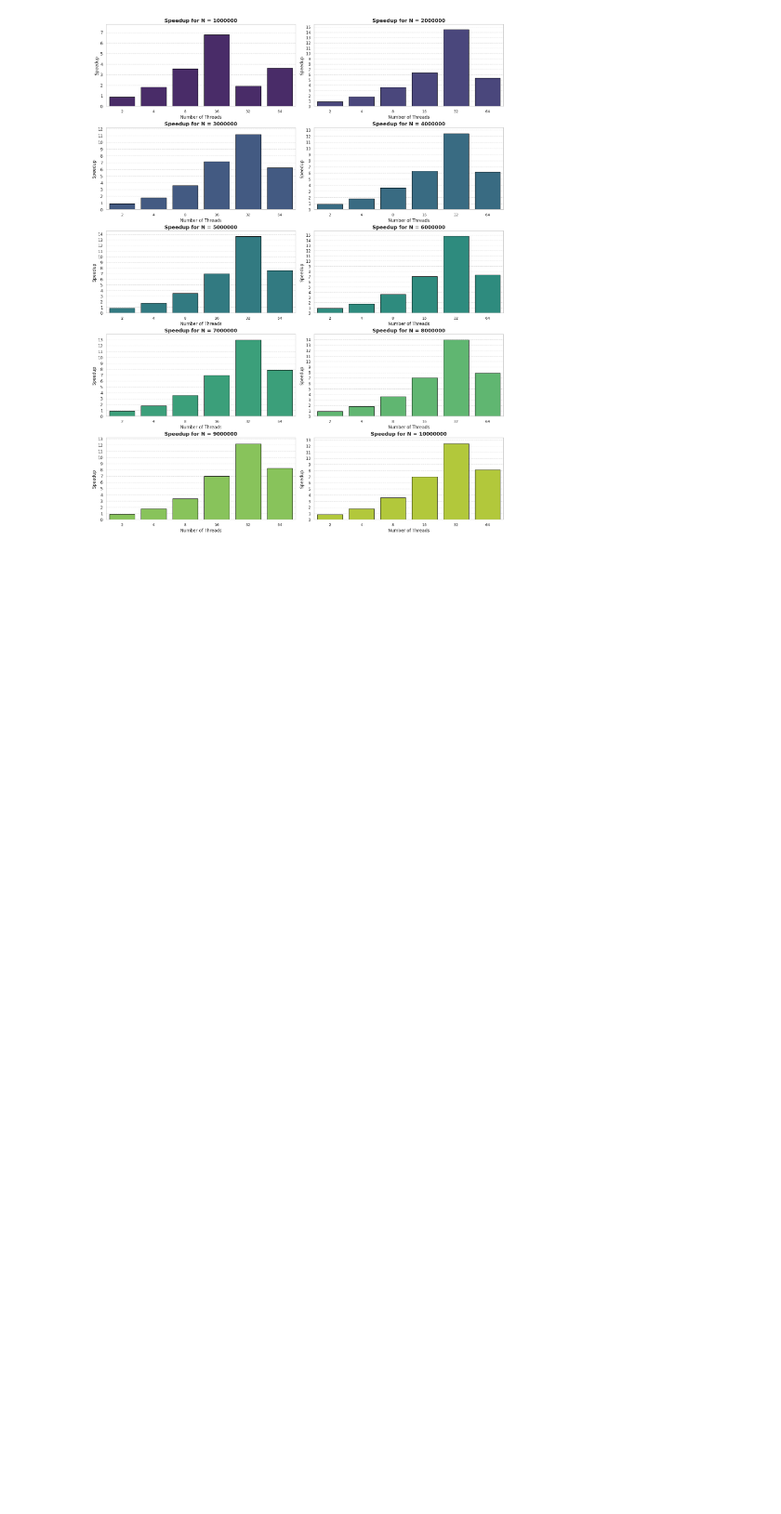
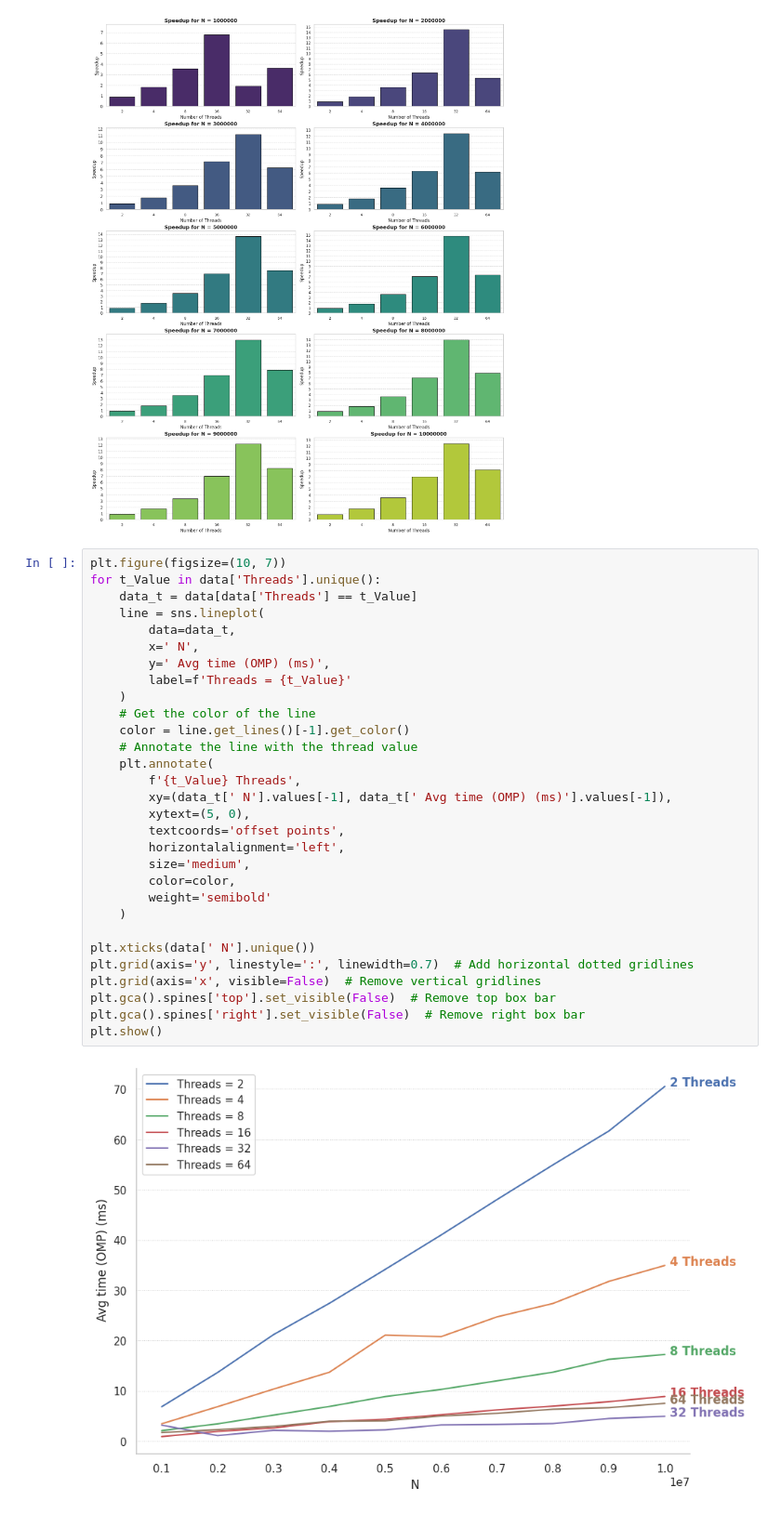
Before and after one commit to pesricha/OpenMP-and-MPI, a Jupyter notebook: openmp/plots.ipynb, the cells around one changed output. Shown: that part at 93% size. Drawn from its saved outputs; the diff is of its cells as text; blank space fills up the shorter version.

Commit message:
added plot for time vs N for openmp

```diff
--- a/openmp/plots.ipynb
+++ b/openmp/plots.ipynb
@@ -146,3 +123,35 @@ for j in range(i + 1, len(axes)):
 plt.show()
 # %% [output]
 [figure]
+# %%
+plt.figure(figsize=(10, 7))
+for t_Value in data['Threads'].unique():
+    data_t = data[data['Threads'] == t_Value]
+    line = sns.lineplot(
+        data=data_t,
+        x=' N',
+        y=' Avg time (OMP) (ms)',
+        label=f'Threads = {t_Value}'
+    )
+    # Get the color of the line
+    color = line.get_lines()[-1].get_color()
+    # Annotate the line with the thread value
+    plt.annotate(
+        f'{t_Value} Threads',
+        xy=(data_t[' N'].values[-1], data_t[' Avg time (OMP) (ms)'].values[-1]),
+        xytext=(5, 0),
+        textcoords='offset points',
+        horizontalalignment='left',
+        size='medium',
+        color=color,
+        weight='semibold'
+    )
+
+plt.xticks(data[' N'].unique())
+plt.grid(axis='y', linestyle=':', linewidth=0.7)  # Add horizontal dotted gridlines
+plt.grid(axis='x', visible=False)  # Remove vertical gridlines
+plt.gca().spines['top'].set_visible(False)  # Remove top box bar
+plt.gca().spines['right'].set_visible(False)  # Remove right box bar
+plt.show()
+# %% [output]
+[figure, added]
```
Also changed, not shown: parts of 3 cells of this notebook, 1 other file.
